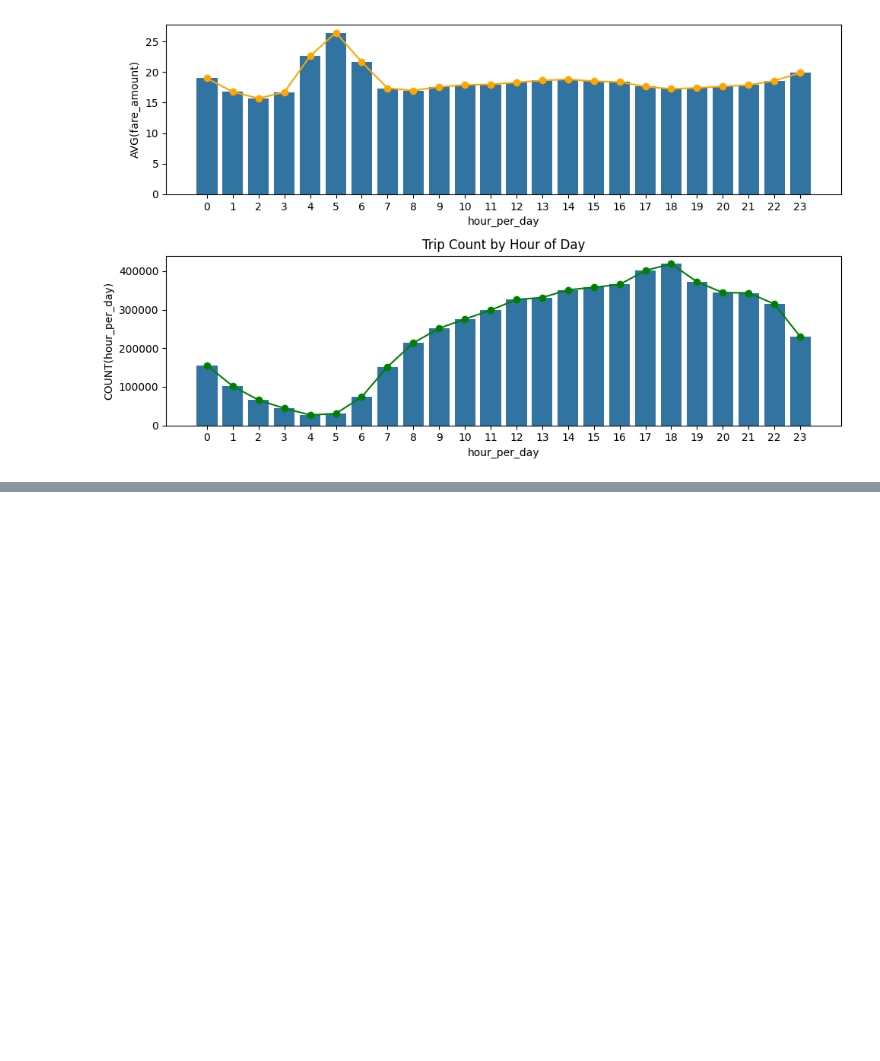
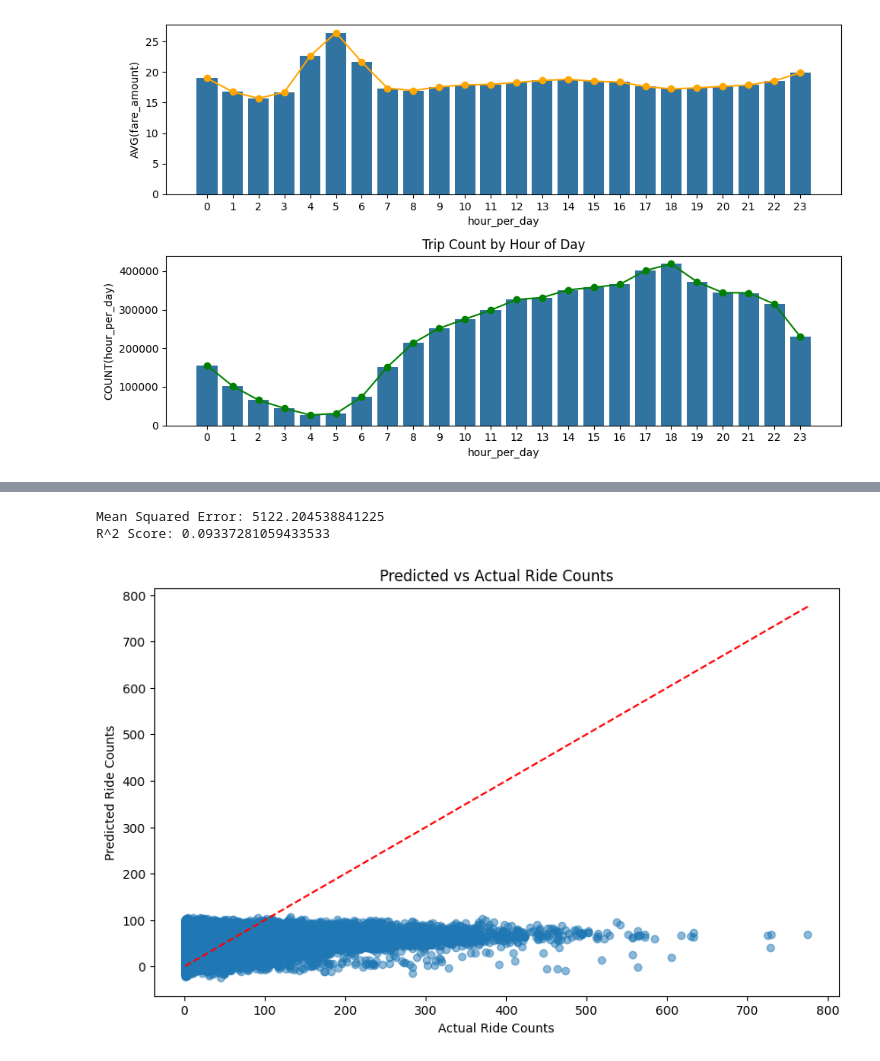
Before and after one commit to matthewviray/nyc-taxi-demand-revenue-ml, a Jupyter notebook: taxi.ipynb, the cells around one changed output, grey strips where cells are left out. Drawn from its saved outputs; the diff is of its cells as text; code cells hidden in the pictures; blank space fills up the shorter version.

```diff
--- a/taxi.ipynb
+++ b/taxi.ipynb
@@ -287,0 +316,17 @@ print(condition_fare)
+# %%
+query = """
+SELECT   DAYOFWEEK(pickup_date) as Day , HOUR(tpep_pickup_datetime) as hour_of_day,  CASE WHEN DAYOFWEEK(pickup_date) BETWEEN  2 and 6 THEN 0 ELSE 1 END AS is_weekend ,PULocationID, temp,
+	CASE WHEN LOWER(conditions) LIKE '%rain%' THEN 1 ELSE 0 END AS is_rain,
+	CASE WHEN LOWER(conditions) LIKE '%overcast%' THEN 1 ELSE 0 END AS is_overcast,
+	CASE WHEN LOWER(conditions) LIKE '%partially cloudy%' THEN 1 ELSE 0 END AS is_partially_cloudy,
+	CASE WHEN LOWER(conditions) LIKE '%clear%' THEN 1 ELSE 0 END AS is_clear,
+    COUNT(*) as ride_count
+FROM  nyc_taxi.yellow_taxi_clean
+GROUP BY  DAYOFWEEK(pickup_date), HOUR(tpep_pickup_datetime), PULocationID, LOWER(conditions), temp, CASE WHEN DAYOFWEEK(pickup_date) BETWEEN 2 and 6 THEN 0 ELSE 1 END,
+	CASE WHEN LOWER(conditions) LIKE '%rain%' THEN 1 ELSE 0 END,
+	CASE WHEN LOWER(conditions) LIKE '%overcast%' THEN 1 ELSE 0 END,
+	CASE WHEN LOWER(conditions) LIKE '%partially cloudy%' THEN 1 ELSE 0 END,
+	CASE WHEN LOWER(conditions) LIKE '%clear%' THEN 1 ELSE 0 END
+ORDER BY  DAYOFWEEK(pickup_date), hour_of_day, PULocationID;
+"""
+taxi_data = pd.read_sql(query, db_connection)
@@ -287,0 +355,32 @@ print(condition_fare)
+# %%
+from sklearn.model_selection import train_test_split
+# Split the data into training and testing sets
+x = pd.concat([taxi_data['Day'], taxi_data['hour_of_day'], taxi_data['is_weekend'], taxi_data['PULocationID'], taxi_data['temp'], taxi_data['is_rain'], taxi_data['is_overcast'], taxi_data['is_partially_cloudy'], taxi_data['is_clear']], axis=1)
+y = taxi_data['ride_count']
+train_data, test_data, train_labels, test_labels = train_test_split(x, y, test_size=0.2, random_state= 67)
+# %%
+from sklearn.linear_model import LinearRegression
+from sklearn.metrics import mean_squared_error, r2_score
+# Create a linear regression model
+model = LinearRegression()
+# Fit the model to the training data
+model.fit(train_data, train_labels)
+# Predict on the test data
+predictions = model.predict(test_data)
+# Evaluate the model
+mse = mean_squared_error(test_labels, predictions)
+r2 = r2_score(test_labels, predictions)
+print(f'Mean Squared Error: {mse}')
+print(f'R^2 Score: {r2}')
+# Visualize the predictions vs actual values
+plt.figure(figsize=(10, 6))
+plt.scatter(test_labels, predictions, alpha=0.5)
+plt.plot([test_labels.min(), test_labels.max()], [test_labels.min(), test_labels.max()], color='red', linestyle='--')
+plt.title('Predicted vs Actual Ride Counts')
+plt.xlabel('Actual Ride Counts')
+plt.ylabel('Predicted Ride Counts')
+plt.show()
+# %% [output]
+Mean Squared Error: 5122.204538841225
+R^2 Score: 0.09337281059433533
+[figure, added]
```
Also changed, not shown: parts of 8 cells of this notebook, 2 other files.
